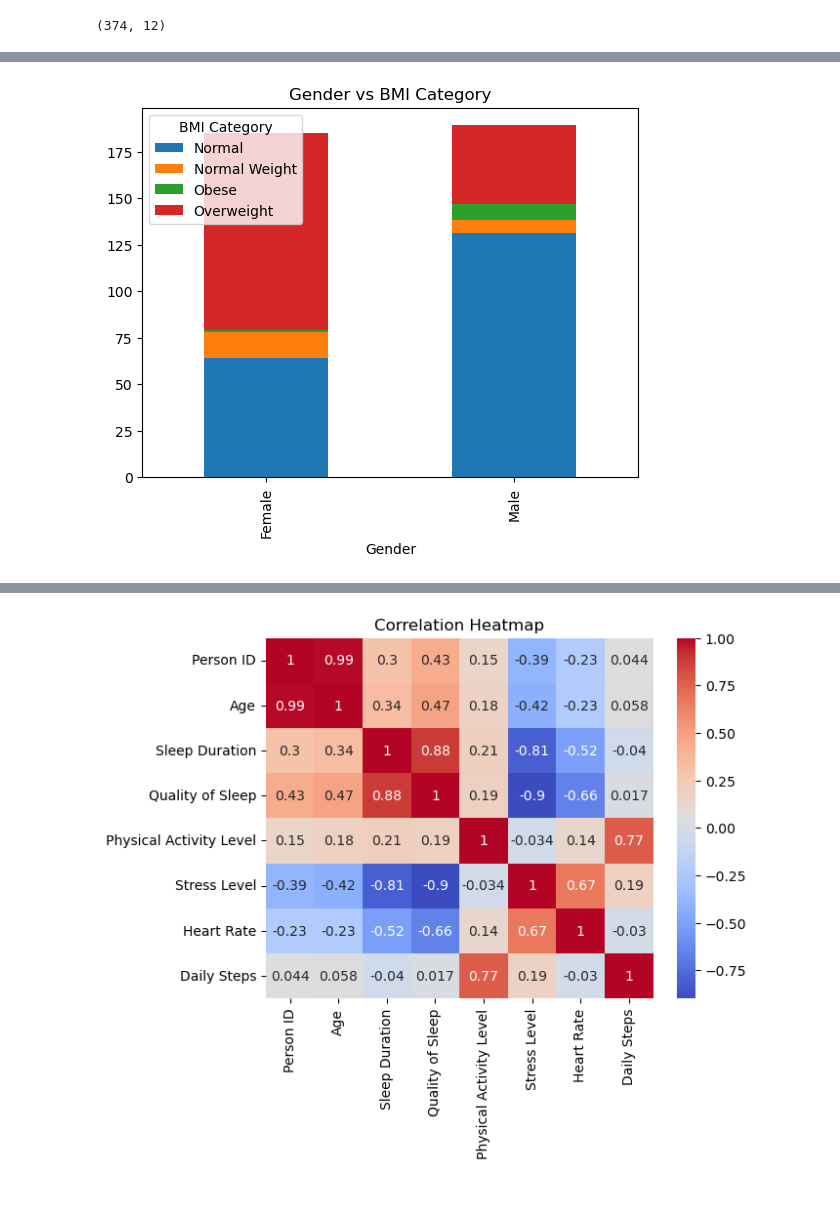
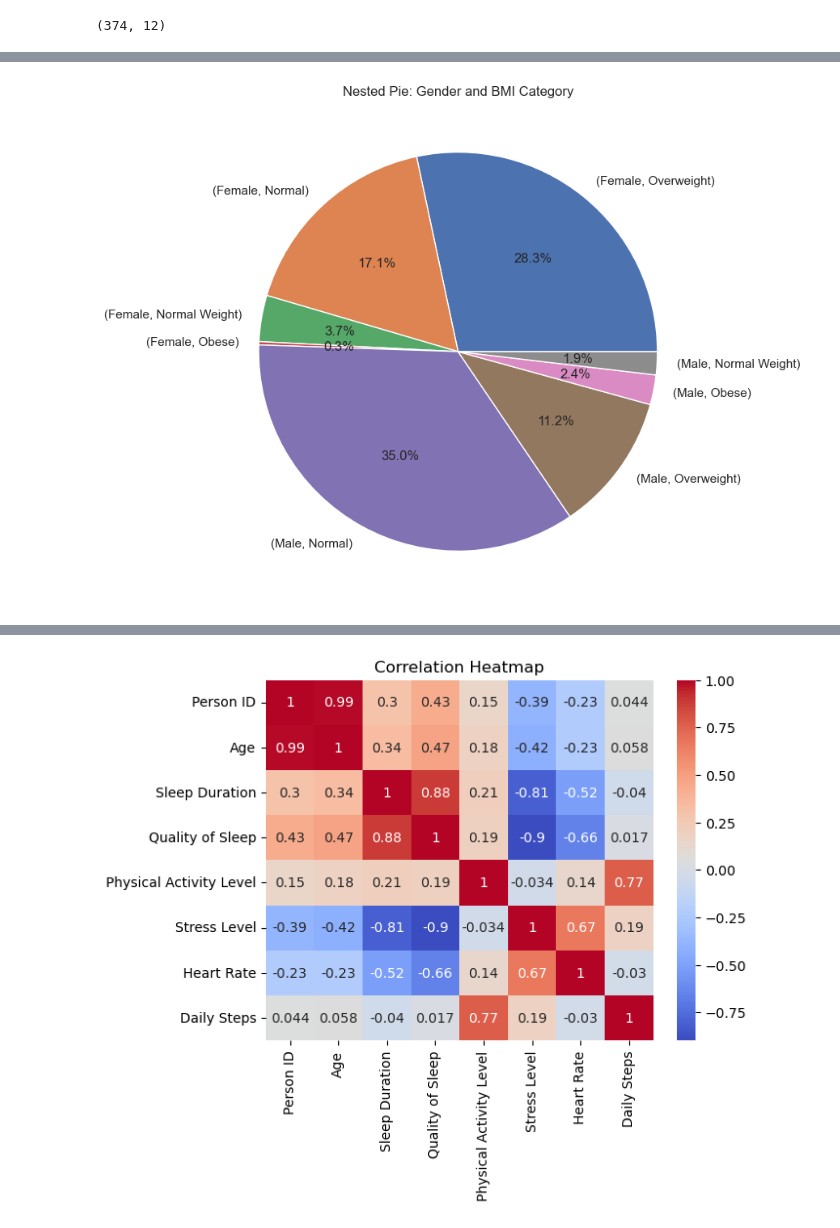
Before and after one commit to FrunzyR/types_of_visualization, a Jupyter notebook: data_visualization.ipynb, the cells around one changed output, grey strips where cells are left out. Drawn from its saved outputs; the diff is of its cells as text; code cells hidden in the pictures; blank space fills up the shorter version.

```diff
--- a/data_visualization.ipynb
+++ b/data_visualization.ipynb
@@ -125,10 +130,13 @@ plt.show()
 # %%
-g_bmi = pd.crosstab(data["Gender"], data["BMI Category"])
-g_bmi.plot(kind="bar", stacked=True)
-plt.title("Gender vs BMI Category")
+bmi_counts = data.groupby("Gender")["BMI Category"].value_counts()
+
+plt.figure(figsize=(8,8))
+bmi_counts.plot(kind="pie", autopct="%1.1f%%")
+plt.title("Nested Pie: Gender and BMI Category")
+plt.ylabel("")
 plt.show()
 # %% [output]
-[figure, old version]
+[figure, new version]
 # %%
 data.groupby("Occupation")["Sleep Duration"].mean().plot(kind="bar", color="orange")
 plt.title("Avg Sleep Duration by Occupation")
```
Also changed, not shown: parts of 29 cells of this notebook.
